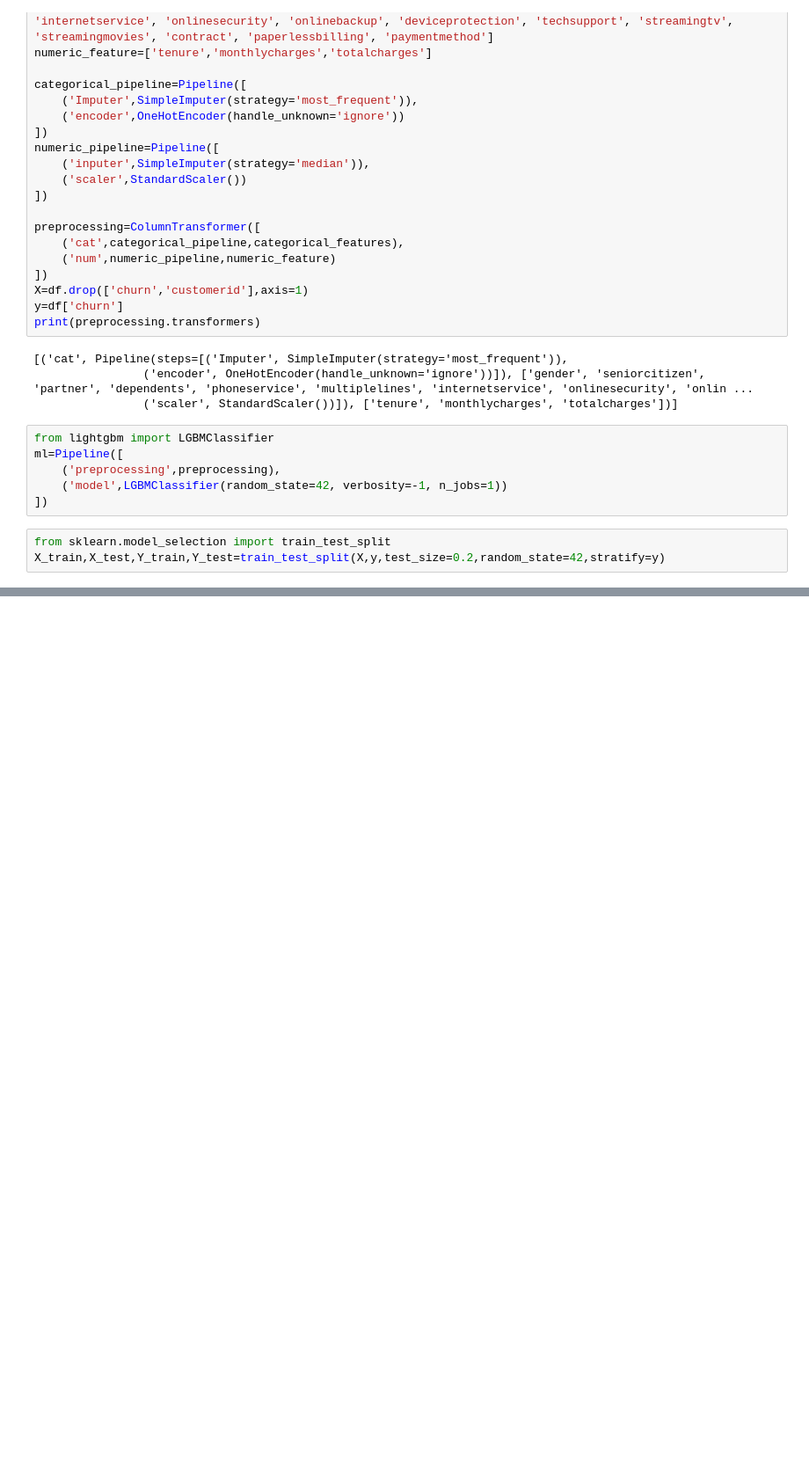
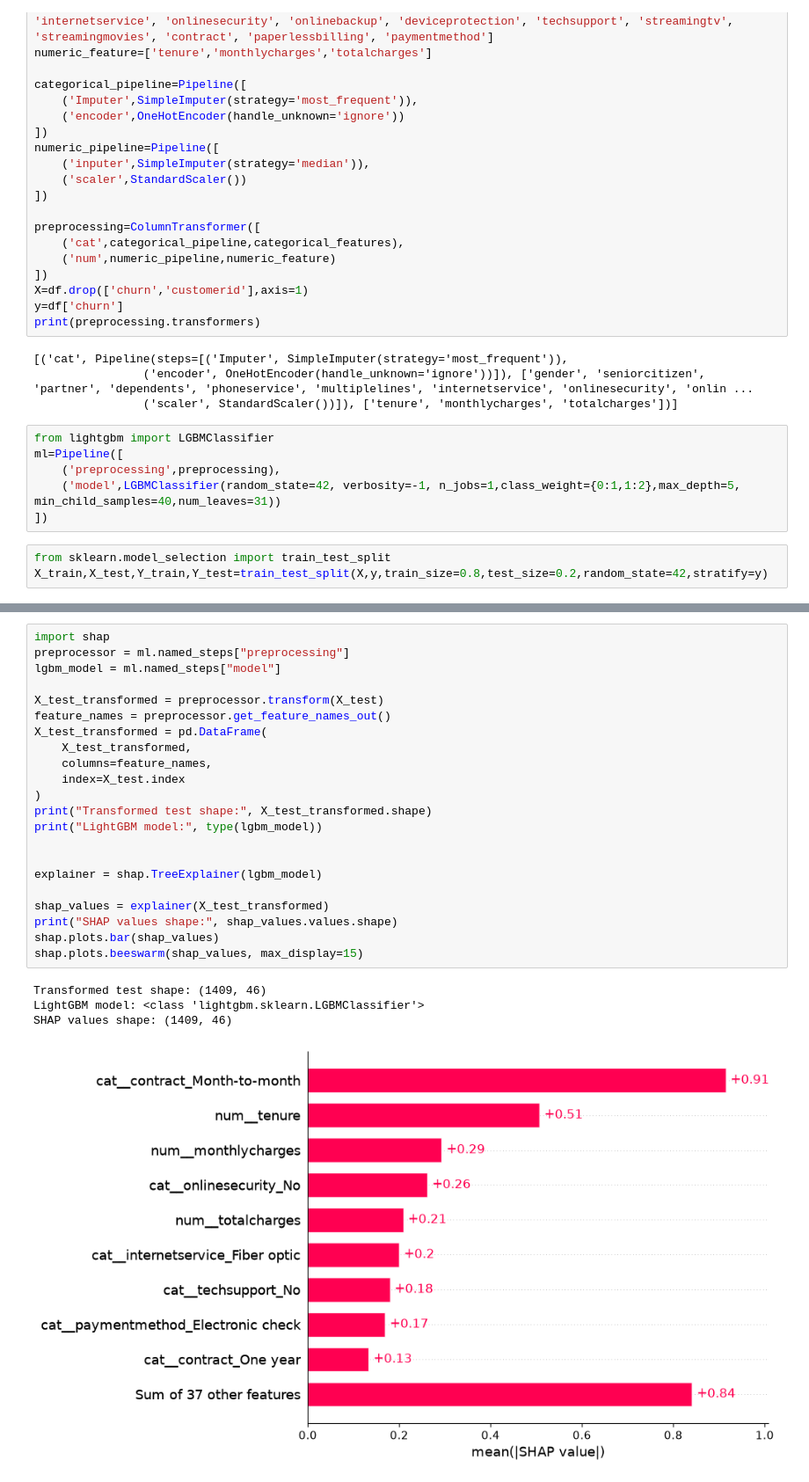
Before and after one commit to Devendra0105/customer-churn-intelligence, a Jupyter notebook: notebooks/ML_Model.ipynb, the cells around one changed output, grey strips where cells are left out. Shown at 88% size. Cells and saved outputs as stored; diff of their text form; blank space fills up the shorter version.

Commit message:
created ML model and implemented shap module

```diff
--- a/notebooks/ML_Model.ipynb
+++ b/notebooks/ML_Model.ipynb
@@ -58,11 +58,11 @@ print(preprocessing.transformers)
 from lightgbm import LGBMClassifier
 ml=Pipeline([
     ('preprocessing',preprocessing),
-    ('model',LGBMClassifier(random_state=42, verbosity=-1, n_jobs=1))
+    ('model',LGBMClassifier(random_state=42, verbosity=-1, n_jobs=1,class_weight={0:1,1:2},max_depth=5, min_child_samples=40,num_leaves=31))
 ])
 # %%
 from sklearn.model_selection import train_test_split
-X_train,X_test,Y_train,Y_test=train_test_split(X,y,test_size=0.2,random_state=42,stratify=y)
+X_train,X_test,Y_train,Y_test=train_test_split(X,y,train_size=0.8,test_size=0.2,random_state=42,stratify=y)
 # %%
 ml.fit(X_train,Y_train)
 # %% [output]
@@ -118,0 +119,27 @@ ROC-AUC: 0.8282841199720995
+# %%
+import shap
+preprocessor = ml.named_steps["preprocessing"]
+lgbm_model = ml.named_steps["model"]
+
+X_test_transformed = preprocessor.transform(X_test)
+feature_names = preprocessor.get_feature_names_out()
+X_test_transformed = pd.DataFrame(
+    X_test_transformed,
+    columns=feature_names,
+    index=X_test.index
+)
+print("Transformed test shape:", X_test_transformed.shape)
+print("LightGBM model:", type(lgbm_model))
+
+
+explainer = shap.TreeExplainer(lgbm_model)
+
+shap_values = explainer(X_test_transformed)
+print("SHAP values shape:", shap_values.values.shape)
+shap.plots.bar(shap_values)
+shap.plots.beeswarm(shap_values, max_display=15)
+# %% [output]
+Transformed test shape: (1409, 46)
+LightGBM model: <class 'lightgbm.sklearn.LGBMClassifier'>
+SHAP values shape: (1409, 46)
+[figure, added]
```
Also changed, not shown: parts of 5 cells of this notebook.
